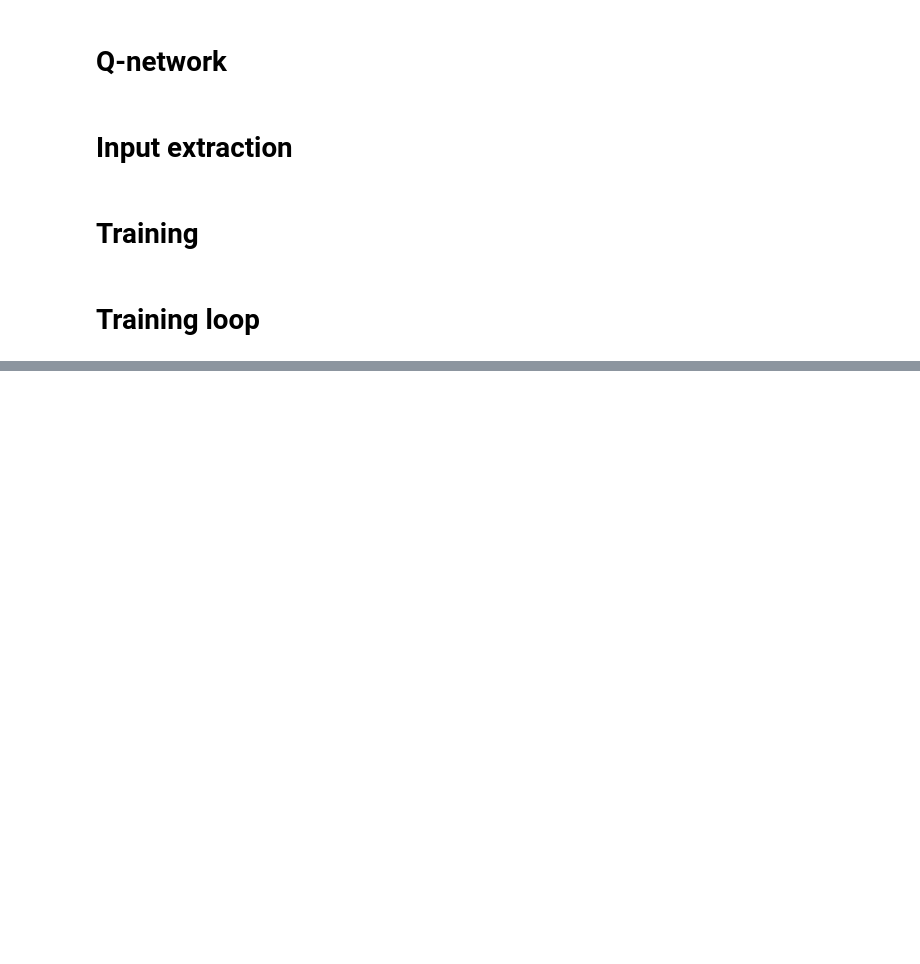
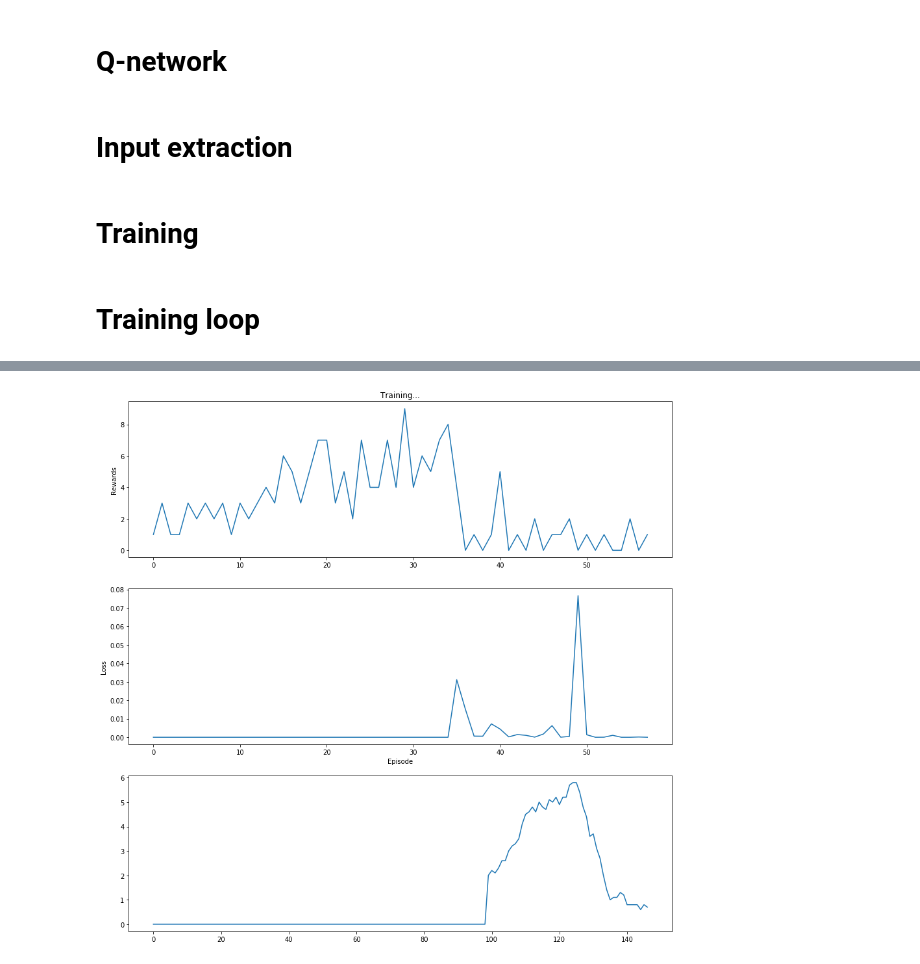
Before and after one commit to carlos-bologna/rl, a Jupyter notebook: breakout/breakout_pytorch.ipynb, the cells around one changed output, grey strips where cells are left out. Drawn from its saved outputs; the diff is of its cells as text; code cells hidden in the pictures; blank space fills up the shorter version.

Commit message:
modified:   breakout/breakout_pytorch.ipynb 	modified:   breakout/model/target_net_state_dict.pt

```diff
--- a/breakout/breakout_pytorch.ipynb
+++ b/breakout/breakout_pytorch.ipynb
@@ -479,20 +479,23 @@ def plot_rewards():
     plt.rcParams["figure.figsize"] = [15, 15]
     rewards_t = torch.tensor(episode_rewards, dtype=torch.float)
     loss_t = torch.tensor(episode_loss, dtype=torch.float)
-    plt.subplot(2, 1, 1)
+    plt.subplot(3, 1, 1)
     plt.title('Training...')
     plt.ylabel('Rewards')
     plt.plot(rewards_t.numpy())
-    plt.subplot(2, 1, 2)
+    plt.subplot(3, 1, 2)
     plt.xlabel('Episode')
     plt.ylabel('Loss')
     plt.plot(loss_t.numpy())
     plt.show()
 
     # Take 100 episode averages and plot them too
-    if len(rewards_t) >= 100:
-        means = rewards_t.unfold(0, 100, 1).mean(1).view(-1)
+    if len(rewards_t) >= 10:
+        means = rewards_t.unfold(0, 10, 1).mean(1).view(-1)
         means = torch.cat((torch.zeros(99), means))
+        plt.subplot(3, 1, 3)
+        plt.title('Average Rewards')
+        plt.xlabel('# Rewards')
         plt.plot(means.numpy())
 
     #plt.pause(1)  # pause a bit so that plots are updated
@@ -618,7 +621,7 @@ for i_episode in range(num_episodes):
 
     # Save model
     if i_episode % (TARGET_UPDATE * 5) == 0:
-        #torch.save(target_net.load_state_dict(), 'model/target_net_state_dict.pt')
+        torch.save(target_net.state_dict(), 'model/target_net_state_dict.pt')
 
 print('Complete')
 #env.render()
@@ -627,0 +630 @@ IndentationError: expected an indented block (<ipython-input-15-91e4cf0a1389>, l
+[figure, added]
```
Also changed, not shown: parts of 1 cell of this notebook, 1 other file.
